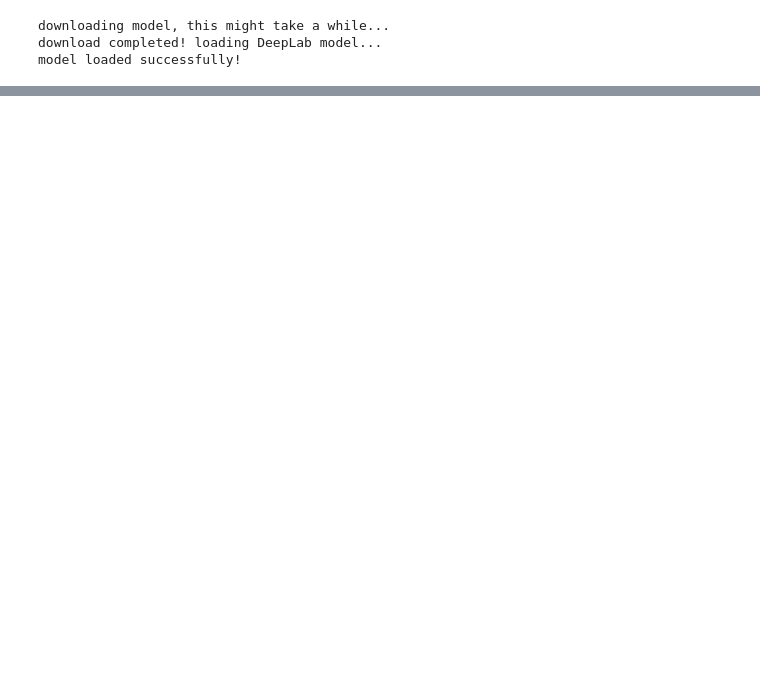
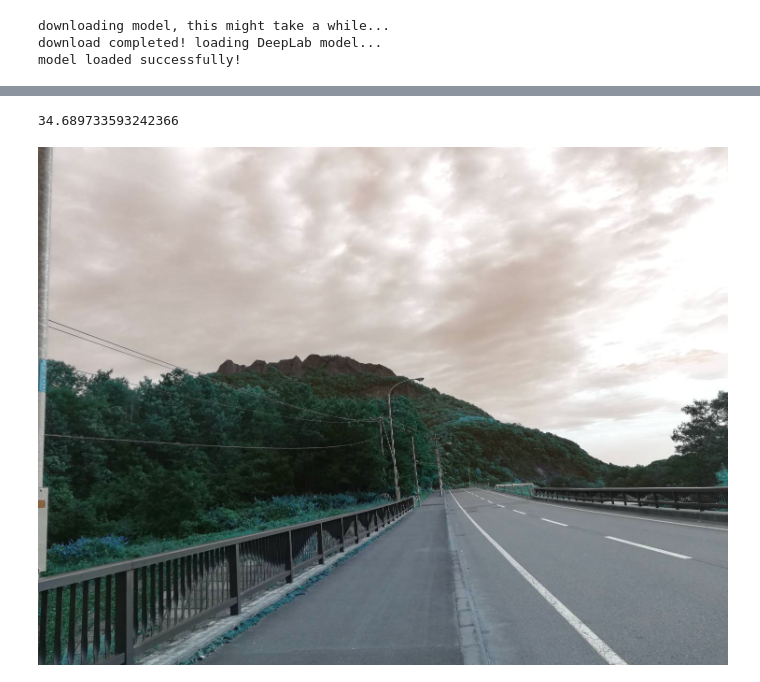
Before and after one commit to kawausomando/green_vegetation_v2, a Jupyter notebook: DeepLab.ipynb, the cells around one changed output, grey strips where cells are left out. Cells and saved outputs as stored; diff of their text form; code cells hidden in the pictures; blank space fills up the shorter version.

```diff
--- a/DeepLab.ipynb
+++ b/DeepLab.ipynb
@@ -196,6 +219,6 @@ model loaded successfully!
 # %%
 path = './images/'
 file_list = os.listdir(path)
-file = file_list[0]
+file = '34584.jpg'
 file
 # %% [output]
@@ -211,0 +235,11 @@ vis_segmentation(resized_im, seg_map)
+# %%
+flaten_segmap = seg_map.flat
+a = np.array(flaten_segmap)
+# vegetationの割合
+(len(np.where(a==FULL_LABEL_MAP[8])[0]) / seg_map.size) *100
+# %% [output]
+34.689733593242366
+# %%
+pilImg
+# %% [output]
+[figure, added]
```
Also changed, not shown: parts of 7 cells of this notebook, 4 other files.
